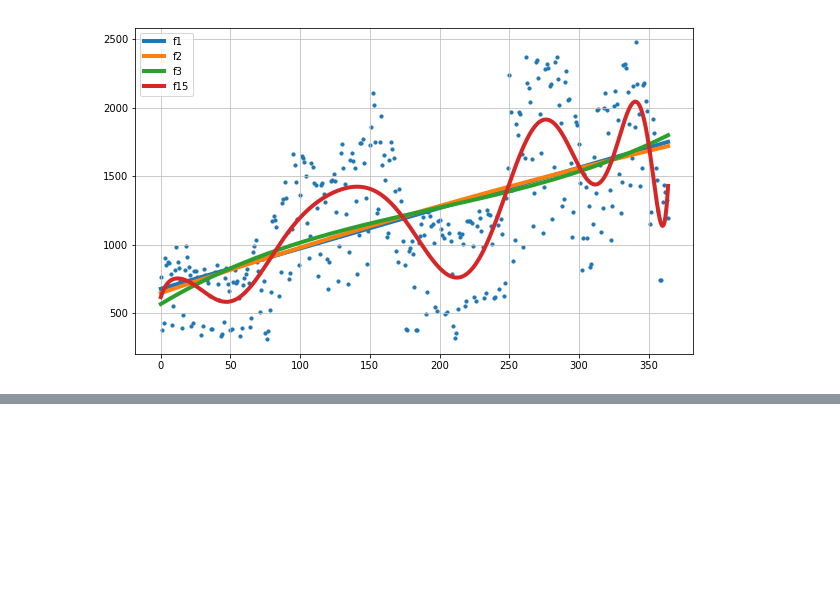
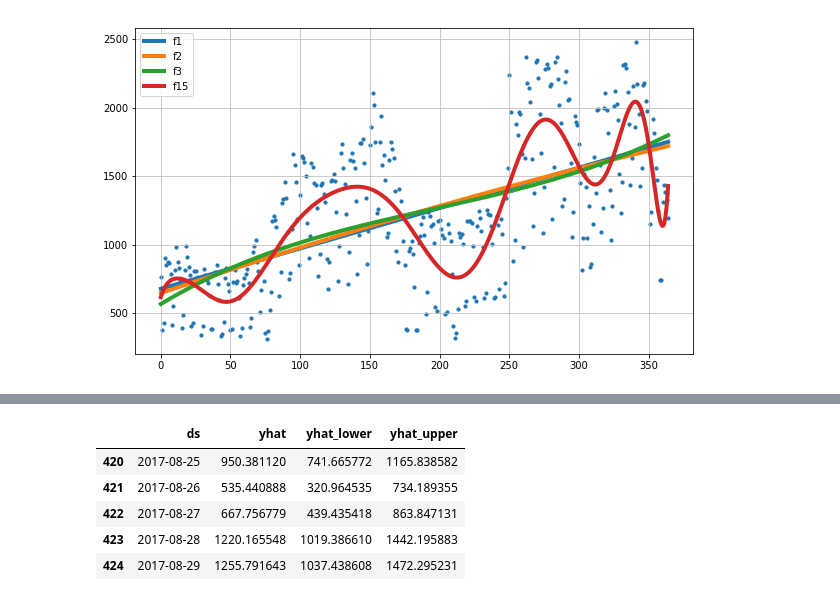
Before and after one commit to dongdong-e/Python, a Jupyter notebook: Data_Analytics/파이썬으로 데이터 주무르기/6_시계열_데이터를_다뤄보자.ipynb, the cells around one changed output, grey strips where cells are left out. Saved outputs shown, nothing was run; the diff lists cells and outputs as text; code cells hidden in the pictures; blank space fills up the shorter version.

```diff
--- a/Data_Analytics/파이썬으로 데이터 주무르기/6_시계열_데이터를_다뤄보자.ipynb
+++ b/Data_Analytics/파이썬으로 데이터 주무르기/6_시계열_데이터를_다뤄보자.ipynb
@@ -115,0 +162,10 @@ plt.show()
+# %%
+forecast = m.predict(future)
+forecast[['ds', 'yhat', 'yhat_lower', 'yhat_upper']].tail()
+# %% [output]
+|  | ds | yhat | yhat_lower | yhat_upper |
+| 420 | 2017-08-25 | 950.381120 | 741.665772 | 1165.838582 |
+| 421 | 2017-08-26 | 535.440888 | 320.964535 | 734.189355 |
+| 422 | 2017-08-27 | 667.756779 | 439.435418 | 863.847131 |
+| 423 | 2017-08-28 | 1220.165548 | 1019.386610 | 1442.195883 |
+| 424 | 2017-08-29 | 1255.791643 | 1037.438608 | 1472.295231 |
```
Also changed, not shown: parts of 15 cells of this notebook.
